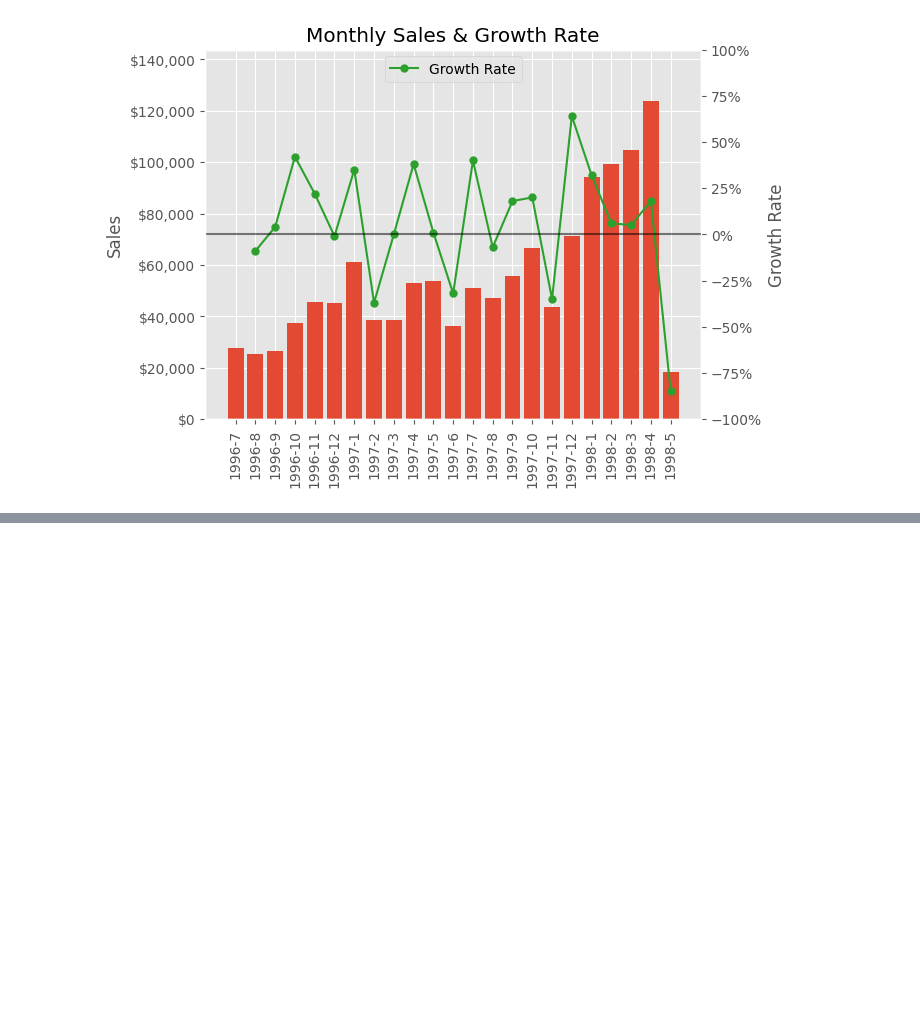
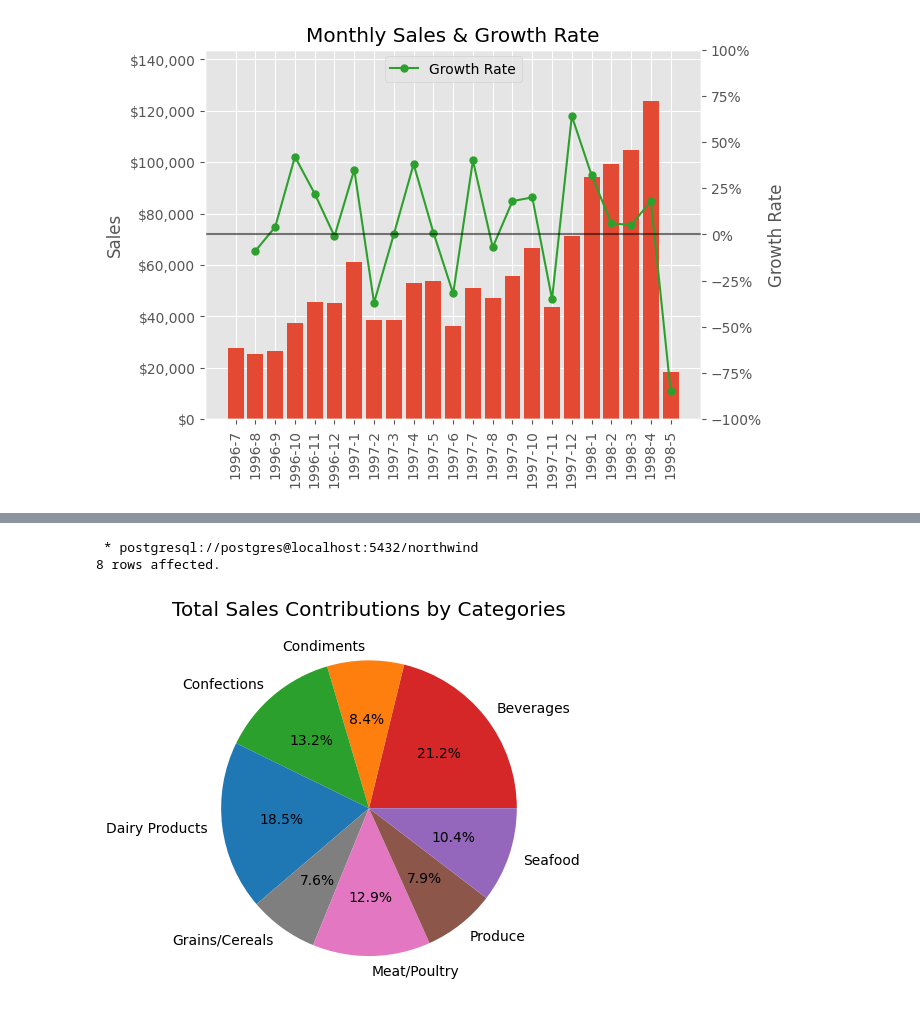
Before and after one commit to moscmh/NorthWind, a Jupyter notebook: northwind.ipynb, the cells around one changed output, grey strips where cells are left out. Cells and saved outputs as stored; diff of their text form; code cells hidden in the pictures; blank space fills up the shorter version.

```diff
--- a/northwind.ipynb
+++ b/northwind.ipynb
@@ -287,0 +391,34 @@ plt.show()
+# %%
+query = '''
+WITH
+cat_sums AS (
+    SELECT
+        C.category_id, C.category_name,
+        ROUND(SUM(OD.unit_price * OD.quantity * (1-OD.discount))::numeric, 0) AS cat_sum
+    FROM products P
+    INNER JOIN order_details OD ON P.product_id=OD.product_id
+    INNER JOIN categories C ON P.category_id=C.category_id
+    GROUP BY 1
+    ORDER BY 1)
+
+SELECT *,
+    ROUND ( cat_sum/SUM(cat_sum) OVER(
+        ROWS BETWEEN UNBOUNDED PRECEDING AND UNBOUNDED FOLLOWING)::numeric, 3) AS cat_perc
+FROM cat_sums
+'''
+result = %sql $query
+category_performance = pd.DataFrame(result)
+# %% [output]
+ * postgresql://postgres@localhost:5432/northwind
+8 rows affected.
+# %%
+fig, ax = plt.subplots()
+ax.pie(category_performance['cat_perc']*100,
+       labels=category_performance['category_name'],
+       autopct='%1.1f%%',
+       colors=['tab:red','tab:orange','tab:green','tab:blue',
+               'tab:grey','tab:pink','tab:brown','tab:purple'])
+plt.title('Total Sales Contributions by Categories')
+plt.show()
+# %% [output]
+[figure, added]
```
Also changed, not shown: parts of 17 cells of this notebook.
